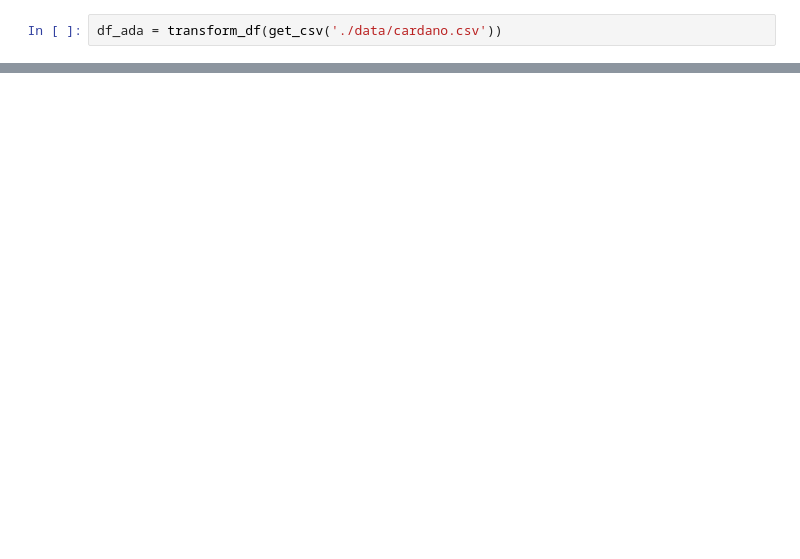
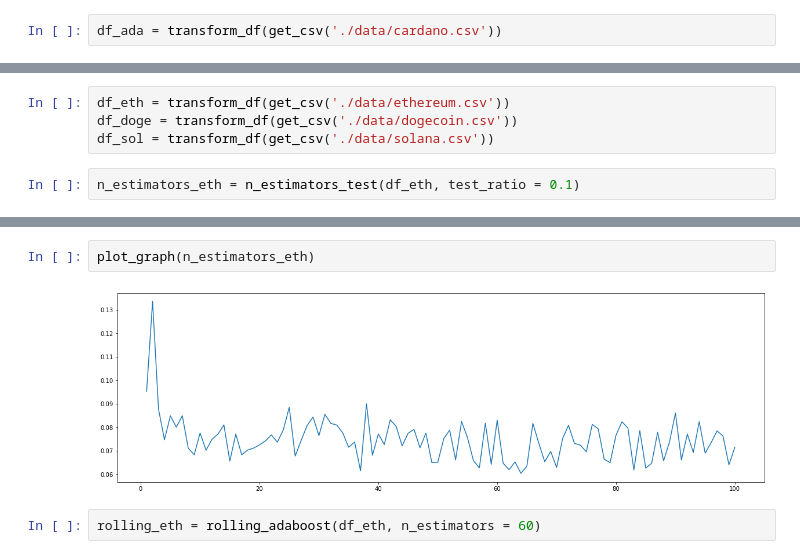
Before and after one commit to nabebako/Crypto-Price-Prediction-Model, a Jupyter notebook: adaboost-regression.ipynb, the cells around one changed output, grey strips where cells are left out. Saved outputs shown, nothing was run; the diff lists cells and outputs as text; blank space fills up the shorter version.

Commit message:
adaboost on eth

```diff
--- a/adaboost-regression.ipynb
+++ b/adaboost-regression.ipynb
@@ -160,0 +164,6 @@ MAPE(rolling_ada, df_ada['price'][ma.floor(df_ada.shape[0] * 0.7):])
+# %%
+df_eth = transform_df(get_csv('./data/ethereum.csv'))
+df_doge = transform_df(get_csv('./data/dogecoin.csv'))
+df_sol = transform_df(get_csv('./data/solana.csv'))
+# %%
+n_estimators_eth = n_estimators_test(df_eth, test_ratio = 0.1)
@@ -160,0 +179,6 @@ MAPE(rolling_ada, df_ada['price'][ma.floor(df_ada.shape[0] * 0.7):])
+# %%
+plot_graph(n_estimators_eth)
+# %% [output]
+[figure, added]
+# %%
+rolling_eth = rolling_adaboost(df_eth, n_estimators = 60)
```
Also changed, not shown: parts of 40 cells of this notebook, 2 other files.
